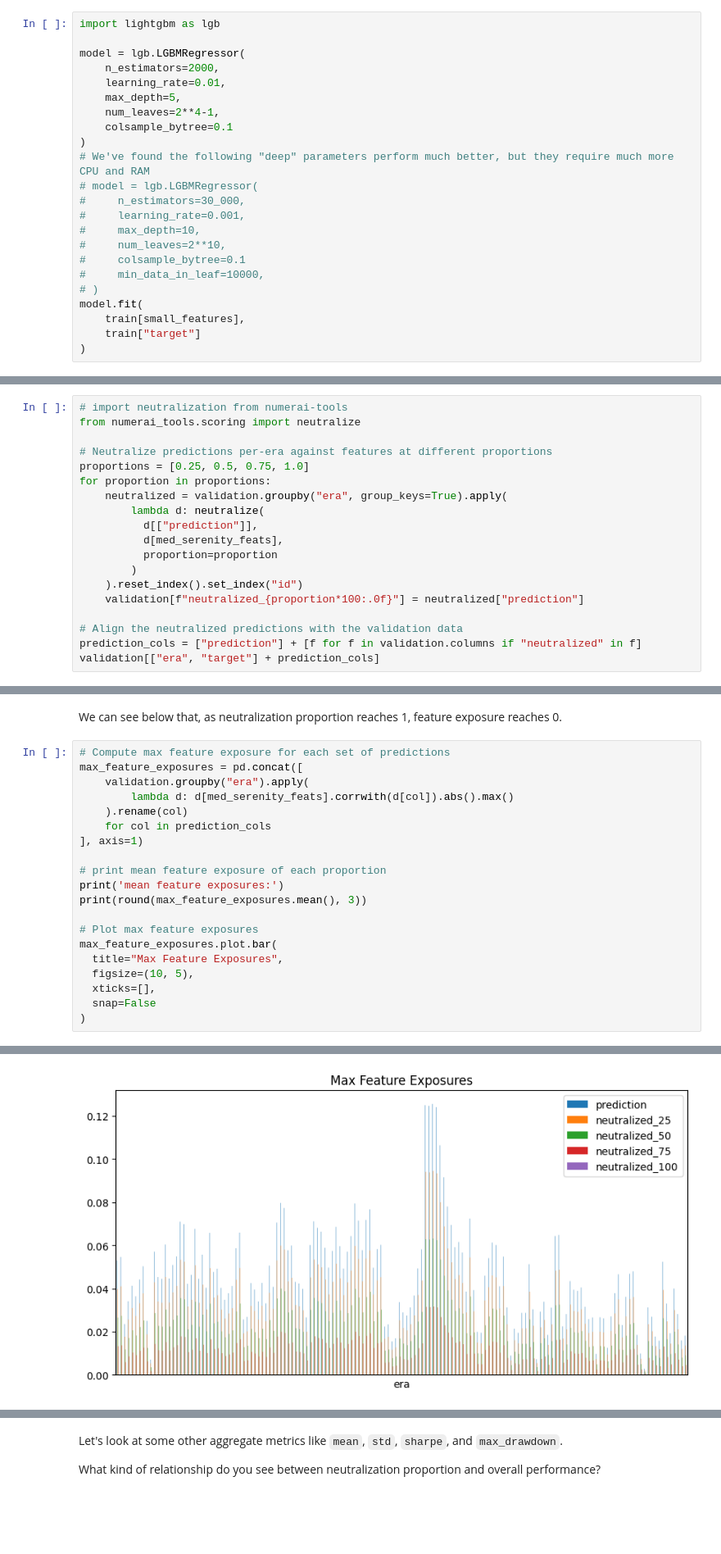
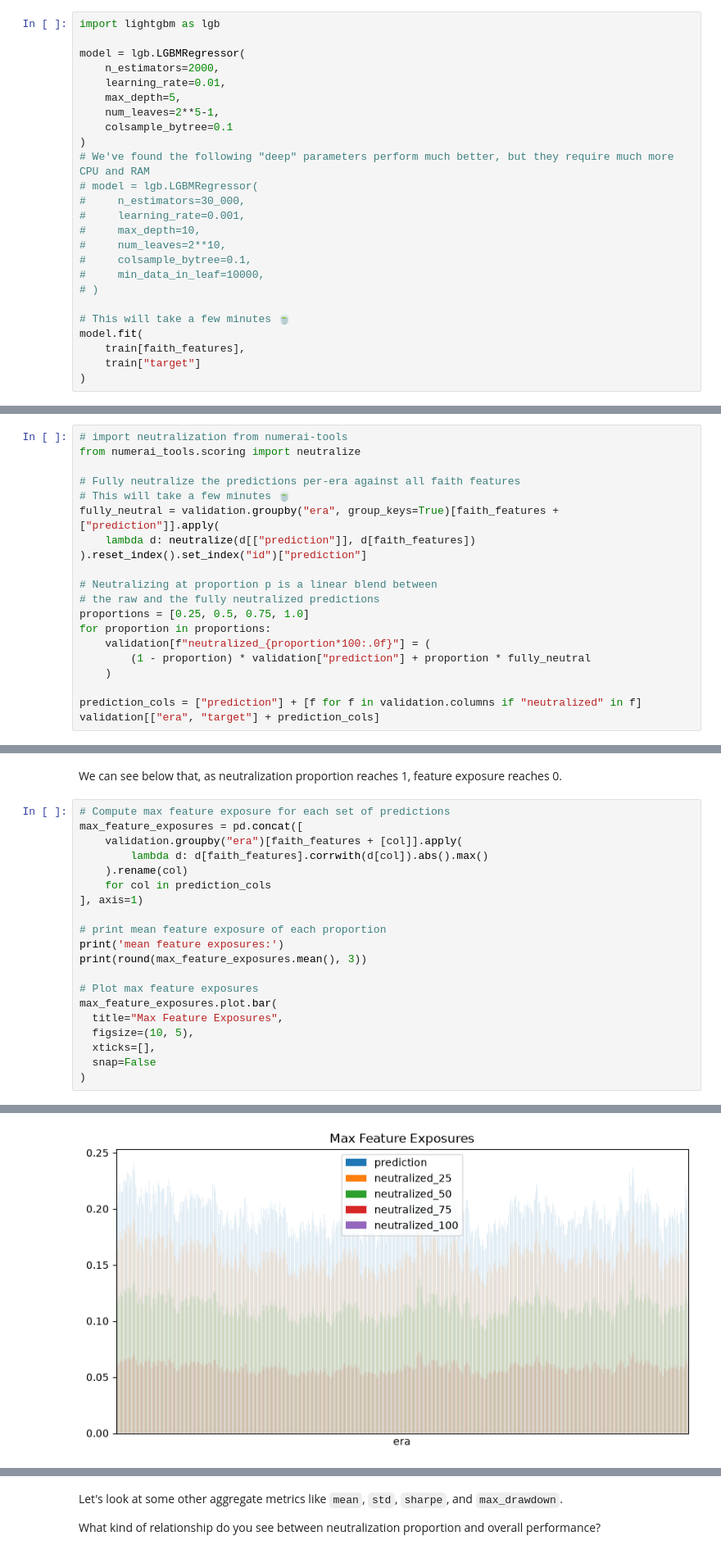
Before and after one commit to numerai/example-scripts, a Jupyter notebook: numerai/feature_neutralization.ipynb, the cells around one changed output, grey strips where cells are left out. Shown at 82% size. Cells and saved outputs as stored; diff of their text form; blank space fills up the shorter version.

```diff
--- a/numerai/feature_neutralization.ipynb
+++ b/numerai/feature_neutralization.ipynb
@@ -270,7 +298,7 @@ model = lgb.LGBMRegressor(
     n_estimators=2000,
     learning_rate=0.01,
     max_depth=5,
-    num_leaves=2**4-1,
+    num_leaves=2**5-1,
     colsample_bytree=0.1
 )
 # We've found the following "deep" parameters perform much better, but they require much more CPU and RAM
@@ -279,11 +307,13 @@ model = lgb.LGBMRegressor(
 #     learning_rate=0.001,
 #     max_depth=10,
 #     num_leaves=2**10,
-#     colsample_bytree=0.1
+#     colsample_bytree=0.1,
 #     min_data_in_leaf=10000,
 # )
+
+# This will take a few minutes 🍵
 model.fit(
-    train[small_features],
+    train[faith_features],
     train["target"]
 )
 # %% [output]
@@ -400,19 +465,20 @@ Let's apply feature neutralization to our predictions at different porportions a
 # import neutralization from numerai-tools
 from numerai_tools.scoring import neutralize
 
-# Neutralize predictions per-era against features at different proportions
+# Fully neutralize the predictions per-era against all faith features
+# This will take a few minutes 🍵
+fully_neutral = validation.groupby("era", group_keys=True)[faith_features + ["prediction"]].apply(
+    lambda d: neutralize(d[["prediction"]], d[faith_features])
+).reset_index().set_index("id")["prediction"]
+
+# Neutralizing at proportion p is a linear blend between
+# the raw and the fully neutralized predictions
 proportions = [0.25, 0.5, 0.75, 1.0]
 for proportion in proportions:
-    neutralized = validation.groupby("era", group_keys=True).apply(
-        lambda d: neutralize(
-          d[["prediction"]],
-          d[med_serenity_feats],
-          proportion=proportion
-        )
-    ).reset_index().set_index("id")
-    validation[f"neutralized_{proportion*100:.0f}"] = neutralized["prediction"]
+    validation[f"neutralized_{proportion*100:.0f}"] = (
+        (1 - proportion) * validation["prediction"] + proportion * fully_neutral
+    )
 
-# Align the neutralized predictions with the validation data
 prediction_cols = ["prediction"] + [f for f in validation.columns if "neutralized" in f]
 validation[["era", "target"] + prediction_cols]
 # %% [output]
@@ -435,8 +501,8 @@ We can see below that, as neutralization proportion reaches 1, feature exposure
 # %%
 # Compute max feature exposure for each set of predictions
 max_feature_exposures = pd.concat([
-    validation.groupby("era").apply(
-        lambda d: d[med_serenity_feats].corrwith(d[col]).abs().max()
+    validation.groupby("era")[faith_features + [col]].apply(
+        lambda d: d[faith_features].corrwith(d[col]).abs().max()
     ).rename(col)
     for col in prediction_cols
 ], axis=1)
@@ -461,7 +527,7 @@ neutralized_75     0.011
 neutralized_100    0.000
 dtype: float64
 <Axes: title={'center': 'Max Feature Exposures'}, xlabel='era'>
-[figure, old version]
+[figure, new version]
 # %% [markdown]
 ### Performance impact of neutralization
 
```
Also changed, not shown: parts of 46 cells of this notebook, 2 other files.
